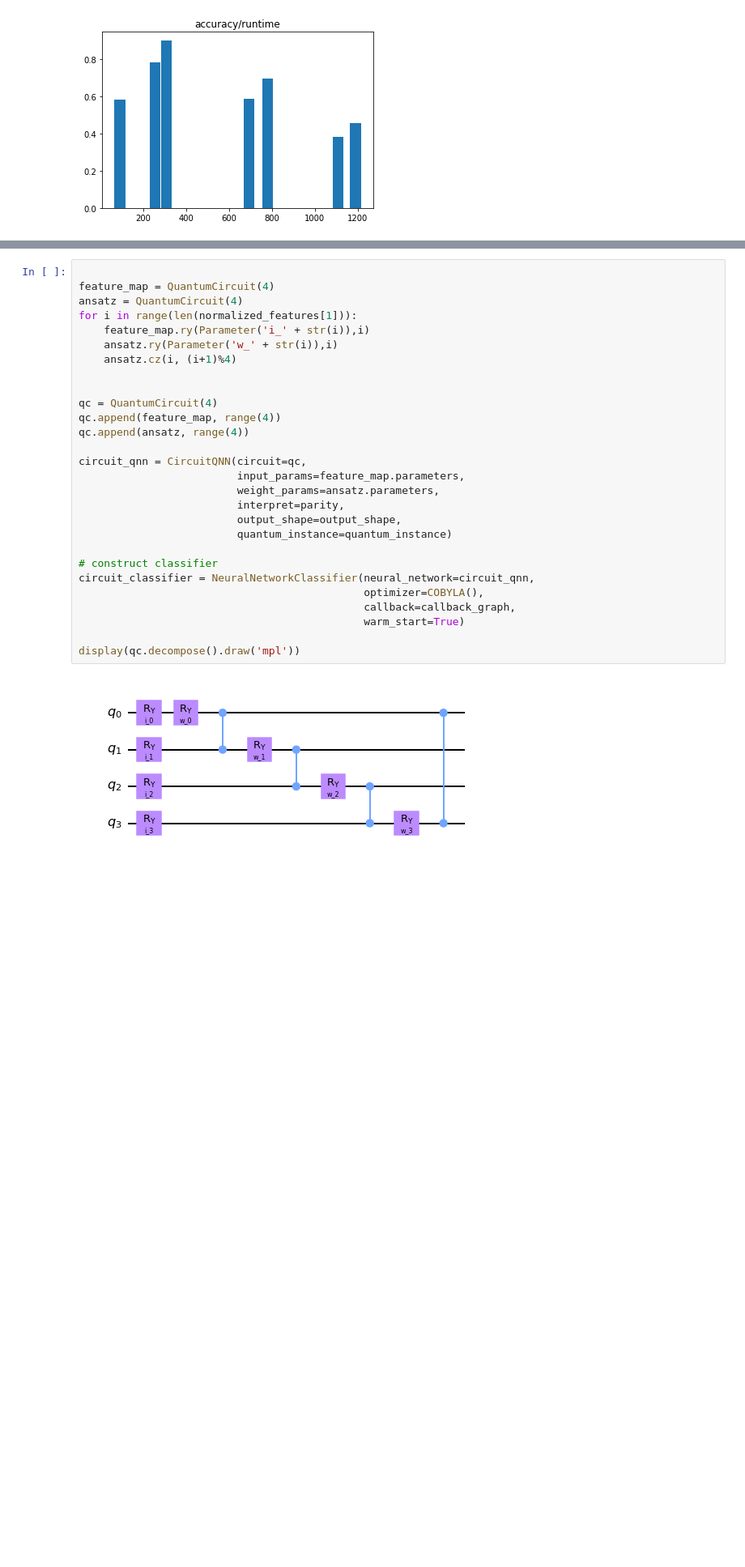
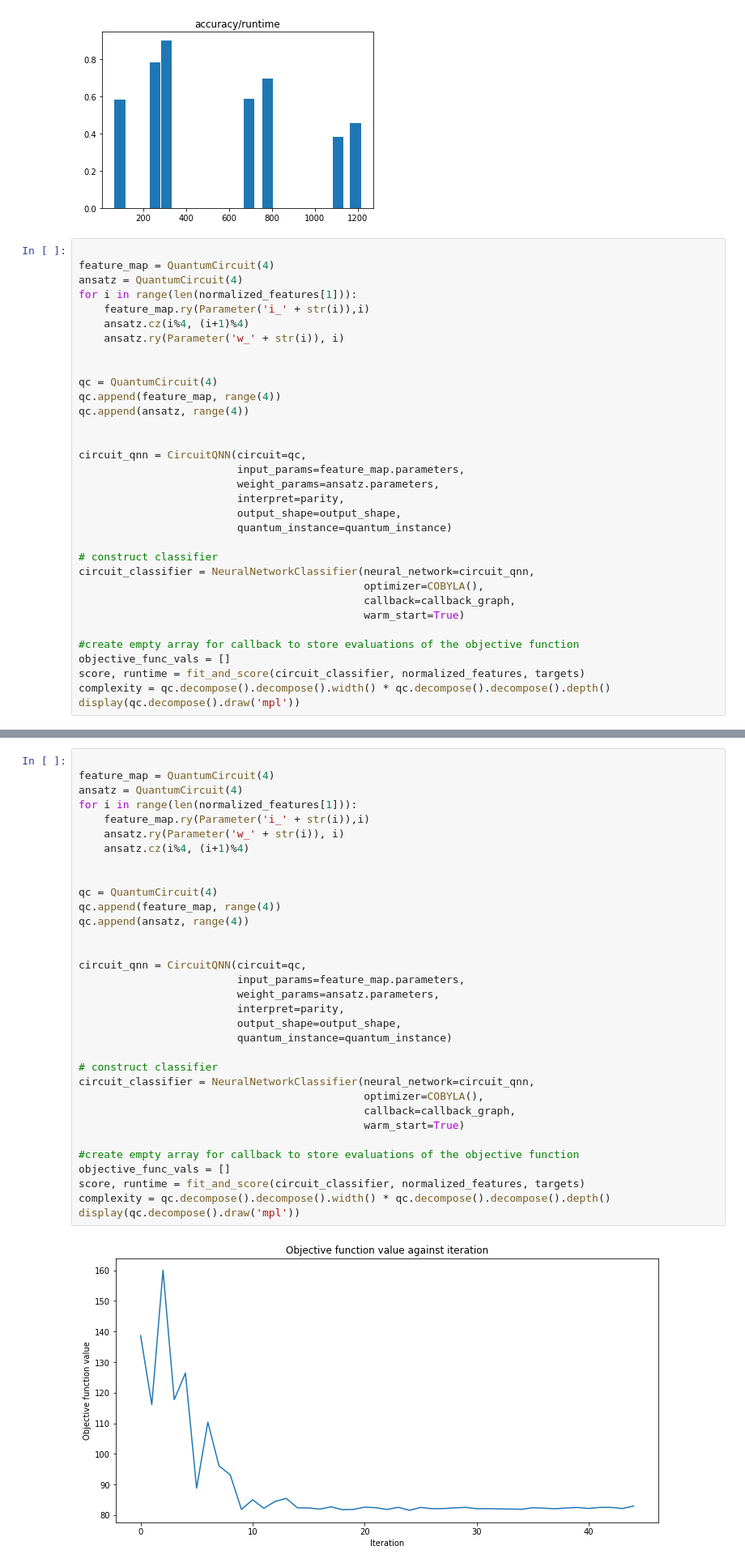
Before and after one commit to RicardoMonteiroSimoes/ZHAW_PAHS212, a Jupyter notebook: jupyter/qiskit_gradient_circuit.ipynb, the cells around one changed output, grey strips where cells are left out. Shown at 81% size. Drawn from its saved outputs; the diff is of its cells as text; blank space fills up the shorter version.

```diff
--- a/jupyter/qiskit_gradient_circuit.ipynb
+++ b/jupyter/qiskit_gradient_circuit.ipynb
@@ -562,3 +750,36 @@ ax.bar(x,z, width = 50)
 # %% [output]
 <BarContainer object of 7 artists>
 [figure]
+# %%
+
+feature_map = QuantumCircuit(4)
+ansatz = QuantumCircuit(4)
+for i in range(len(normalized_features[1])):
+    feature_map.ry(Parameter('i_' + str(i)),i)
+    ansatz.cz(i%4, (i+1)%4)
+    ansatz.ry(Parameter('w_' + str(i)), i)
+
+
+qc = QuantumCircuit(4)
+qc.append(feature_map, range(4))
+qc.append(ansatz, range(4))
+
+
+circuit_qnn = CircuitQNN(circuit=qc,
+                         input_params=feature_map.parameters,
+                         weight_params=ansatz.parameters,
+                         interpret=parity,
+                         output_shape=output_shape,
+                         quantum_instance=quantum_instance)
+
+# construct classifier
+circuit_classifier = NeuralNetworkClassifier(neural_network=circuit_qnn,
+                                             optimizer=COBYLA(),
+                                             callback=callback_graph,
+                                             warm_start=True)
+
+#create empty array for callback to store evaluations of the objective function
+objective_func_vals = []
+score, runtime = fit_and_score(circuit_classifier, normalized_features, targets)
+complexity = qc.decompose().decompose().width() * qc.decompose().decompose().depth()
+display(qc.decompose().draw('mpl'))
@@ -565,30 +790,35 @@ ax.bar(x,z, width = 50)
 # %%
 
 feature_map = QuantumCircuit(4)
 ansatz = QuantumCircuit(4)
 for i in range(len(normalized_features[1])):
     feature_map.ry(Parameter('i_' + str(i)),i)
-    ansatz.ry(Parameter('w_' + str(i)),i)
-    ansatz.cz(i, (i+1)%4)
+    ansatz.ry(Parameter('w_' + str(i)), i)
+    ansatz.cz(i%4, (i+1)%4)
 
 
 qc = QuantumCircuit(4)
 qc.append(feature_map, range(4))
 qc.append(ansatz, range(4))
+
 
 circuit_qnn = CircuitQNN(circuit=qc,
                          input_params=feature_map.parameters,
                          weight_params=ansatz.parameters,
                          interpret=parity,
                          output_shape=output_shape,
                          quantum_instance=quantum_instance)
 
 # construct classifier
 circuit_classifier = NeuralNetworkClassifier(neural_network=circuit_qnn,
                                              optimizer=COBYLA(),
                                              callback=callback_graph,
                                              warm_start=True)
 
+#create empty array for callback to store evaluations of the objective function
+objective_func_vals = []
+score, runtime = fit_and_score(circuit_classifier, normalized_features, targets)
+complexity = qc.decompose().decompose().width() * qc.decompose().decompose().depth()
 display(qc.decompose().draw('mpl'))
 # %% [output]
-[figure, old version]
+[figure, new version]
```
Also changed, not shown: parts of 31 cells of this notebook, 1 other file.
